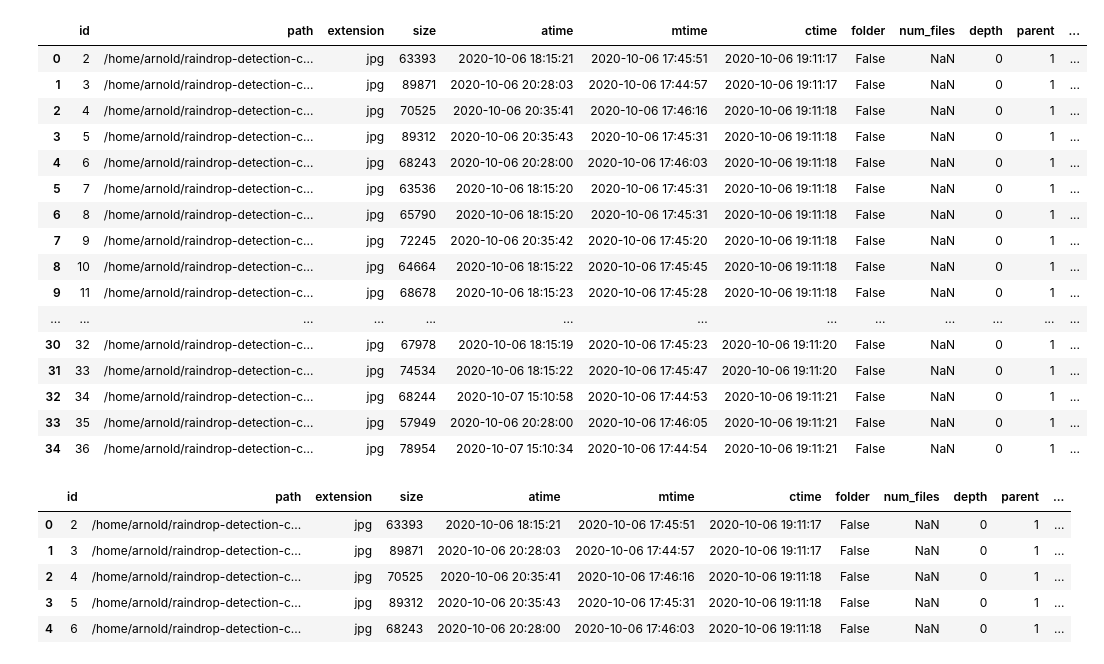
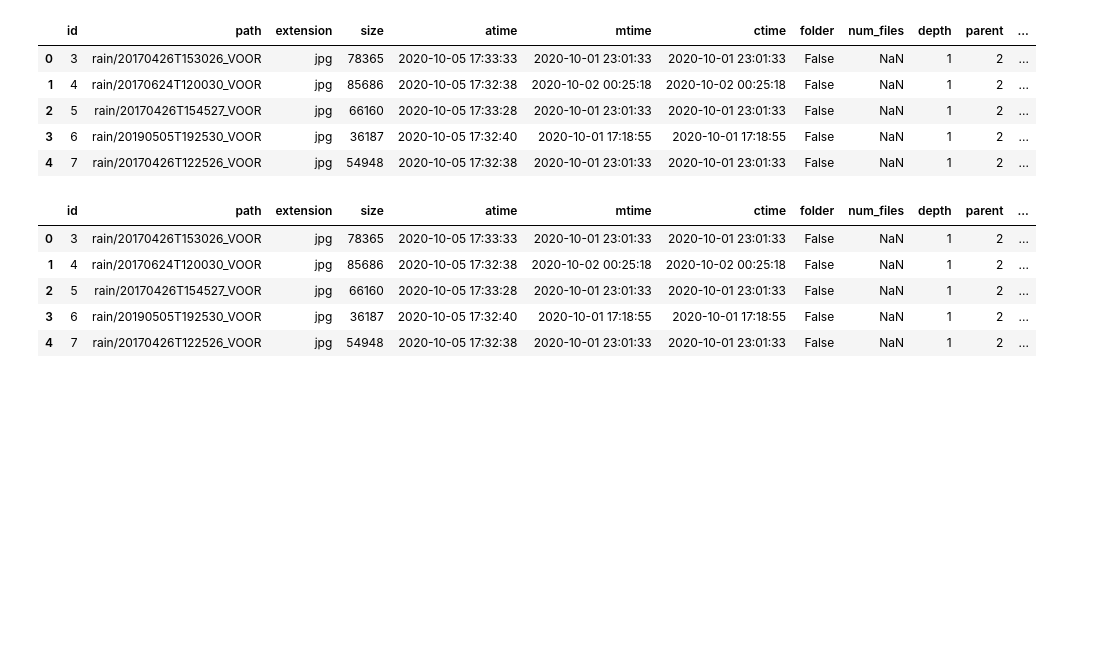
Before and after one commit to arnoldas500/clouds_detection, a Jupyter notebook: category_statistics.ipynb, the cells around one changed output. Cells and saved outputs as stored; diff of their text form; code cells hidden in the pictures; blank space fills up the shorter version.

Commit message:
cleaned up code. df now has cloud type, folders removed  and all categories added

```diff
--- a/category_statistics.ipynb
+++ b/category_statistics.ipynb
@@ -6,7 +6,7 @@ import squarify
 import numpy as np
 import datetime
 
-folder = '/home/arnold/raindrop-detection-cnn/ALL/scattered'
+folder = '/home/arnold/raindrop-detection-cnn/VOOR/'
 filepaths = [os.path.join(folder, f) for f in os.listdir(folder)]
 
 #print(os.stat(folder))
@@ -46,0 +46,16 @@ Date-time: 2015-12-07 12:55:01
+# %%
+#get cloud type and make a new column for it
+# cloud_type = df["path"].str.split("raindrop-detection-cnn/", n=1, expand = True)
+# cloud_type.head()
+#not working ffor some reason
+# for i in range(0, len(df)):
+#     df.iloc[i].path = df.iloc[i].path[17:-1]
+
+# df['path'] = df['path'].str.slice(17, -1)
+# df.head()
+cloud_type = df['path'].str.slice(41, -4)
+df['path'] = cloud_type
+# new data frame with split value columns to seperate time from name
+new_split = df["path"].str.split("/", n = 1, expand = True)
+df['cloud'] = new_split[0]
+df.head()
@@ -46,0 +69,5 @@ Date-time: 2015-12-07 12:55:01
+# %%
+# new data frame with split value columns to seperate time from name
+new_split = df["path"].str.split("/", n = 1, expand = True)
+df['cloud'] = new_split[0]
+df.head()
@@ -83,4 +113,8 @@ df
 # %%
+#find folders
+#df[df['folder']]
+
 #drop broken rows
-df = df.drop(index=35, axis=0)
-df
+
+# df = df.drop(index=357, axis=0)
+# df.head()
@@ -105,36 +121,30 @@ df
 # %%
 import pandas as pd
 
 # converting the string to datetime format
 # df['Dates'] = pd.to_datetime(df['date'], format='%Y%m%dT%H%M%S')
 df['Dates'] = pd.to_datetime(df['date'], format='%Y%m%dT%H%M%S')
-df
+df.head()
 # %% [output]
 |  | id | path | extension | size | atime | mtime | ctime | folder | num_files | depth | parent | ... |
-| 0 | 2 | /home/arnold/raindrop-detection-c... | jpg | 63393 | 2020-10-06 18:15:21 | 2020-10-06 17:45:51 | 2020-10-06 19:11:17 | False | NaN | 0 | 1 | ... |
-| 1 | 3 | /home/arnold/raindrop-detection-c... | jpg | 89871 | 2020-10-06 20:28:03 | 2020-10-06 17:44:57 | 2020-10-06 19:11:17 | False | NaN | 0 | 1 | ... |
-| 2 | 4 | /home/arnold/raindrop-detection-c... | jpg | 70525 | 2020-10-06 20:35:41 | 2020-10-06 17:46:16 | 2020-10-06 19:11:18 | False | NaN | 0 | 1 | ... |
-| 3 | 5 | /home/arnold/raindrop-detection-c... | jpg | 89312 | 2020-10-06 20:35:43 | 2020-10-06 17:45:31 | 2020-10-06 19:11:18 | False | NaN | 0 | 1 | ... |
-| 4 | 6 | /home/arnold/raindrop-detection-c... | jpg | 68243 | 2020-10-06 20:28:00 | 2020-10-06 17:46:03 | 2020-10-06 19:11:18 | False | NaN | 0 | 1 | ... |
-| 5 | 7 | /home/arnold/raindrop-detection-c... | jpg | 63536 | 2020-10-06 18:15:20 | 2020-10-06 17:45:31 | 2020-10-06 19:11:18 | False | NaN | 0 | 1 | ... |
-| 6 | 8 | /home/arnold/raindrop-detection-c... | jpg | 65790 | 2020-10-06 18:15:20 | 2020-10-06 17:45:31 | 2020-10-06 19:11:18 | False | NaN | 0 | 1 | ... |
-| 7 | 9 | /home/arnold/raindrop-detection-c... | jpg | 72245 | 2020-10-06 20:35:42 | 2020-10-06 17:45:20 | 2020-10-06 19:11:18 | False | NaN | 0 | 1 | ... |
-| 8 | 10 | /home/arnold/raindrop-detection-c... | jpg | 64664 | 2020-10-06 18:15:22 | 2020-10-06 17:45:45 | 2020-10-06 19:11:18 | False | NaN | 0 | 1 | ... |
-| 9 | 11 | /home/arnold/raindrop-detection-c... | jpg | 68678 | 2020-10-06 18:15:23 | 2020-10-06 17:45:28 | 2020-10-06 19:11:18 | False | NaN | 0 | 1 | ... |
-| ... | ... | ... | ... | ... | ... | ... | ... | ... | ... | ... | ... | ... |
-| 30 | 32 | /home/arnold/raindrop-detection-c... | jpg | 67978 | 2020-10-06 18:15:19 | 2020-10-06 17:45:23 | 2020-10-06 19:11:20 | False | NaN | 0 | 1 | ... |
-| 31 | 33 | /home/arnold/raindrop-detection-c... | jpg | 74534 | 2020-10-06 18:15:22 | 2020-10-06 17:45:47 | 2020-10-06 19:11:20 | False | NaN | 0 | 1 | ... |
-| 32 | 34 | /home/arnold/raindrop-detection-c... | jpg | 68244 | 2020-10-07 15:10:58 | 2020-10-06 17:44:53 | 2020-10-06 19:11:21 | False | NaN | 0 | 1 | ... |
-| 33 | 35 | /home/arnold/raindrop-detection-c... | jpg | 57949 | 2020-10-06 20:28:00 | 2020-10-06 17:46:05 | 2020-10-06 19:11:21 | False | NaN | 0 | 1 | ... |
-| 34 | 36 | /home/arnold/raindrop-detection-c... | jpg | 78954 | 2020-10-07 15:10:34 | 2020-10-06 17:44:54 | 2020-10-06 19:11:21 | False | NaN | 0 | 1 | ... |
+| 0 | 3 | rain/20170426T153026_VOOR | jpg | 78365 | 2020-10-05 17:33:33 | 2020-10-01 23:01:33 | 2020-10-01 23:01:33 | False | NaN | 1 | 2 | ... |
+| 1 | 4 | rain/20170624T120030_VOOR | jpg | 85686 | 2020-10-05 17:32:38 | 2020-10-02 00:25:18 | 2020-10-02 00:25:18 | False | NaN | 1 | 2 | ... |
+| 2 | 5 | rain/20170426T154527_VOOR | jpg | 66160 | 2020-10-05 17:33:28 | 2020-10-01 23:01:33 | 2020-10-01 23:01:33 | False | NaN | 1 | 2 | ... |
+| 3 | 6 | rain/20190505T192530_VOOR | jpg | 36187 | 2020-10-05 17:32:40 | 2020-10-01 17:18:55 | 2020-10-01 17:18:55 | False | NaN | 1 | 2 | ... |
+| 4 | 7 | rain/20170426T122526_VOOR | jpg | 54948 | 2020-10-05 17:32:38 | 2020-10-01 23:01:33 | 2020-10-01 23:01:33 | False | NaN | 1 | 2 | ... |
 # %%
 #create a new column with year of date field
 df['year'] = pd.DatetimeIndex(df['date']).year
+#create a new column with month of date field
+df['month'] = pd.DatetimeIndex(df['date']).month
+#since we have datetime obj, can extract the day/month/year using the to_period function
+#where 'D', 'M', 'Y' are inputs
+df['month_year'] = pd.to_datetime(df['date']).dt.to_period('M')
 df.head()
 # %% [output]
 |  | id | path | extension | size | atime | mtime | ctime | folder | num_files | depth | parent | ... |
-| 0 | 2 | /home/arnold/raindrop-detection-c... | jpg | 63393 | 2020-10-06 18:15:21 | 2020-10-06 17:45:51 | 2020-10-06 19:11:17 | False | NaN | 0 | 1 | ... |
-| 1 | 3 | /home/arnold/raindrop-detection-c... | jpg | 89871 | 2020-10-06 20:28:03 | 2020-10-06 17:44:57 | 2020-10-06 19:11:17 | False | NaN | 0 | 1 | ... |
-| 2 | 4 | /home/arnold/raindrop-detection-c... | jpg | 70525 | 2020-10-06 20:35:41 | 2020-10-06 17:46:16 | 2020-10-06 19:11:18 | False | NaN | 0 | 1 | ... |
-| 3 | 5 | /home/arnold/raindrop-detection-c... | jpg | 89312 | 2020-10-06 20:35:43 | 2020-10-06 17:45:31 | 2020-10-06 19:11:18 | False | NaN | 0 | 1 | ... |
-| 4 | 6 | /home/arnold/raindrop-detection-c... | jpg | 68243 | 2020-10-06 20:28:00 | 2020-10-06 17:46:03 | 2020-10-06 19:11:18 | False | NaN | 0 | 1 | ... |
+| 0 | 3 | rain/20170426T153026_VOOR | jpg | 78365 | 2020-10-05 17:33:33 | 2020-10-01 23:01:33 | 2020-10-01 23:01:33 | False | NaN | 1 | 2 | ... |
+| 1 | 4 | rain/20170624T120030_VOOR | jpg | 85686 | 2020-10-05 17:32:38 | 2020-10-02 00:25:18 | 2020-10-02 00:25:18 | False | NaN | 1 | 2 | ... |
+| 2 | 5 | rain/20170426T154527_VOOR | jpg | 66160 | 2020-10-05 17:33:28 | 2020-10-01 23:01:33 | 2020-10-01 23:01:33 | False | NaN | 1 | 2 | ... |
+| 3 | 6 | rain/20190505T192530_VOOR | jpg | 36187 | 2020-10-05 17:32:40 | 2020-10-01 17:18:55 | 2020-10-01 17:18:55 | False | NaN | 1 | 2 | ... |
+| 4 | 7 | rain/20170426T122526_VOOR | jpg | 54948 | 2020-10-05 17:32:38 | 2020-10-01 23:01:33 | 2020-10-01 23:01:33 | False | NaN | 1 | 2 | ... |
```
Also changed, not shown: parts of 17 cells of this notebook.
